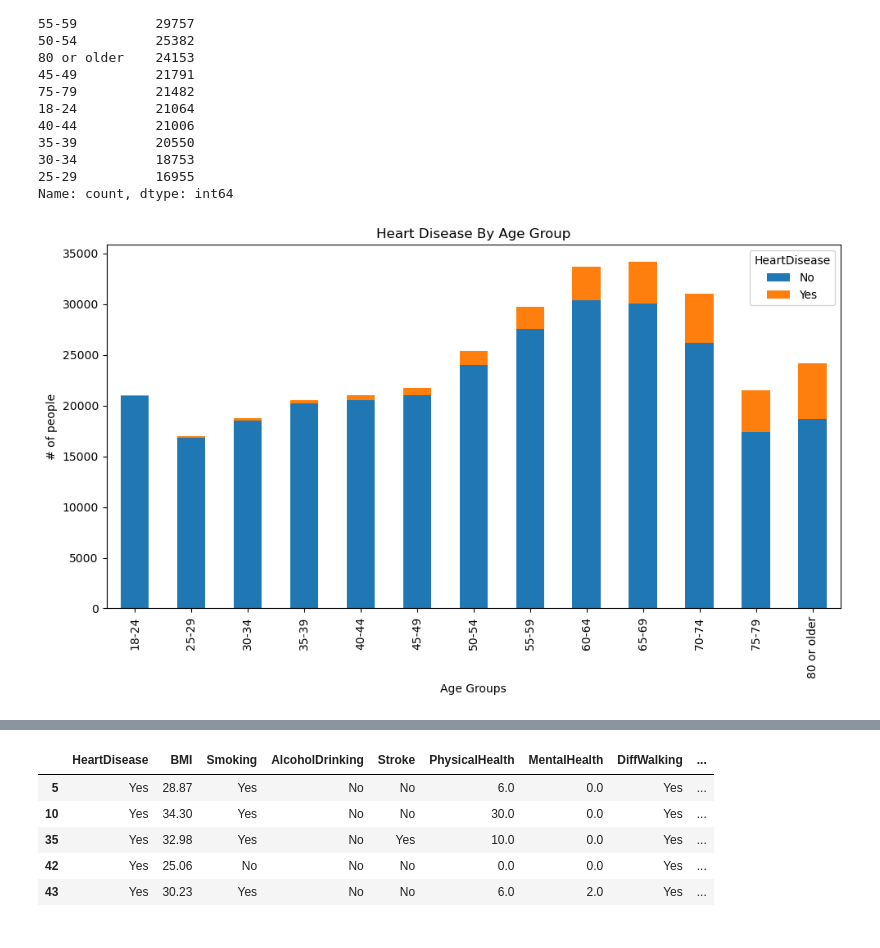
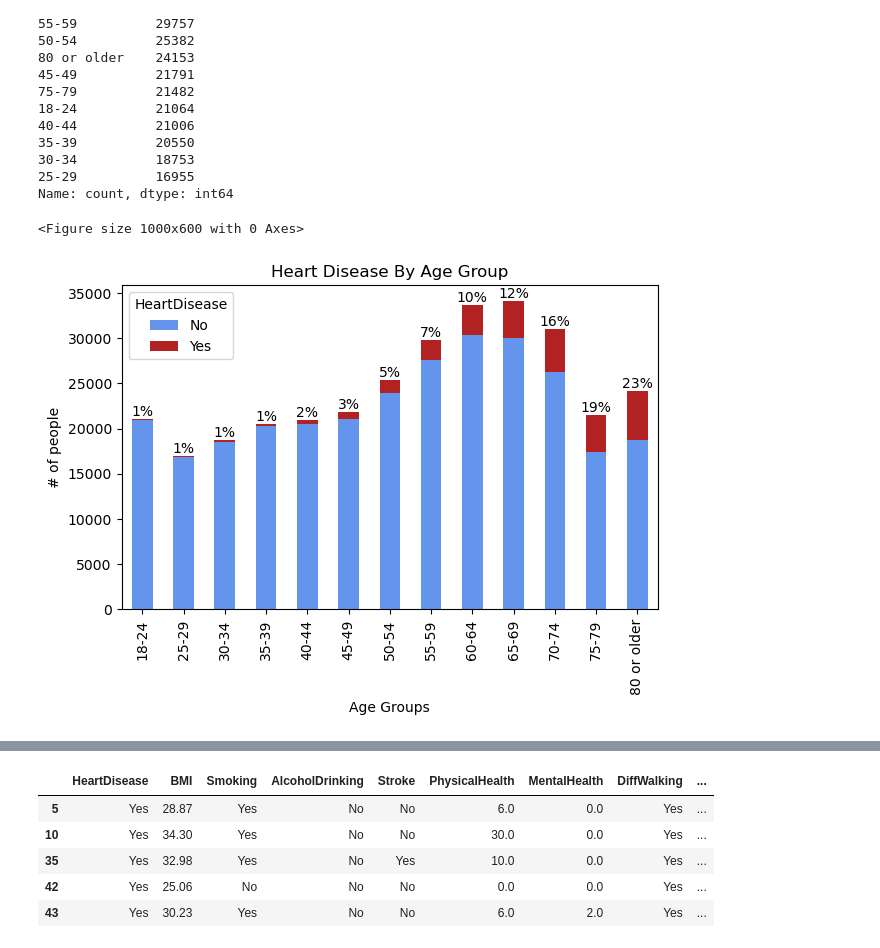
Before and after one commit to prez212/Project1-Team6, a Jupyter notebook: Heart_Disease_Predictor.ipynb, the cells around one changed output, grey strips where cells are left out. Saved outputs shown, nothing was run; the diff lists cells and outputs as text; code cells hidden in the pictures.

```diff
--- a/Heart_Disease_Predictor.ipynb
+++ b/Heart_Disease_Predictor.ipynb
@@ -47,17 +47,28 @@ These are the different age groups: AgeCategory
 25-29          16955
 Name: count, dtype: int64
 # %%
-#Group Data by 'AgeGroup' and "HeartDisease' columns
+# Group Data by 'AgeGroup' and "HeartDisease' columns
 grouped_data_agehd = data.groupby(["AgeCategory", "HeartDisease"]).size().unstack(fill_value=0)
-colors_scheme = ["firebrick","lightgray"]
-#Plot grouped bar chart
-grouped_data_agehd.plot(kind='bar', stacked=True, figsize=(10,6))
-#Add labels, title etc.
+TotalCountPerCategory = grouped_data_agehd.sum(axis=1)
+
+# Calculate percentage of individuals with heart disease within each general health category
+grouped_data_agehd['Heart Disease Percentage'] = (grouped_data_agehd['Yes'] / TotalCountPerCategory) * 100
+
+# Plot grouped bar chart
+plt.figure(figsize=(10, 6))
+axx = grouped_data_agehd[['No', 'Yes']].plot(kind='bar', stacked=True, color=['cornflowerblue', 'firebrick'])
+
+# Add percentage labels on the bars
+for x, (no_count, yes_count) in enumerate(zip(grouped_data_agehd['No'], grouped_data_agehd['Yes'])):
+    total_count = no_count + yes_count
+    plt.text(x, no_count + yes_count, f"{yes_count / total_count * 100:.0f}%", ha='center', va='bottom', color='black')
+
+# Add labels, title, etc.
 plt.xlabel('Age Groups')
 plt.ylabel('# of people')
 plt.title('Heart Disease By Age Group')
-
 plt.tight_layout()
 plt.show()
 # %% [output]
+<Figure size 1000x600 with 0 Axes>
-[figure, old version]
+[figure, new version]
```
Also changed, not shown: parts of 3 cells of this notebook.
